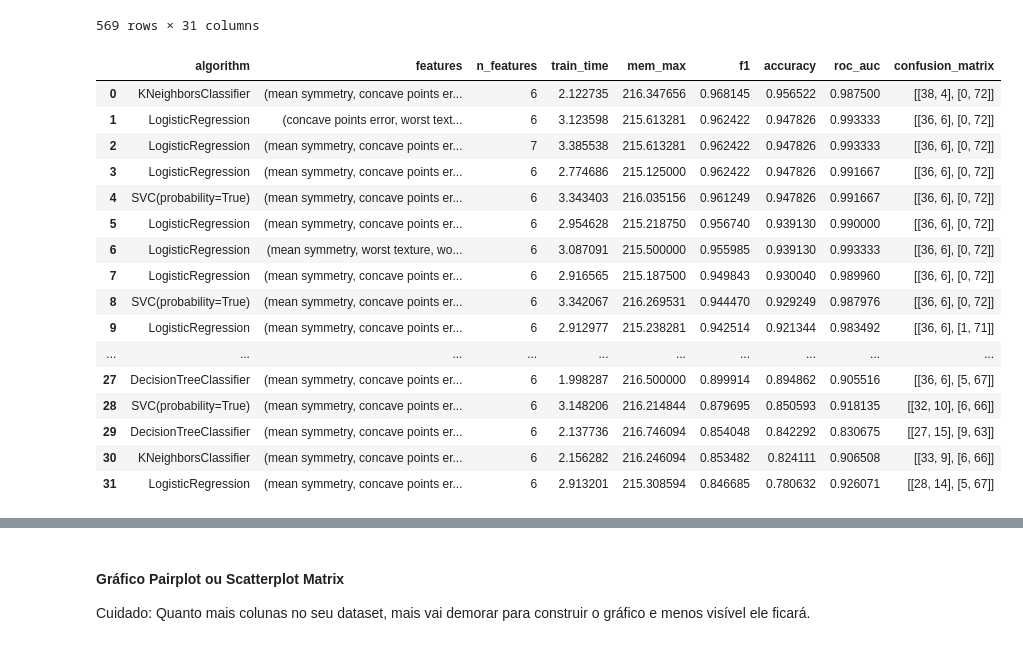
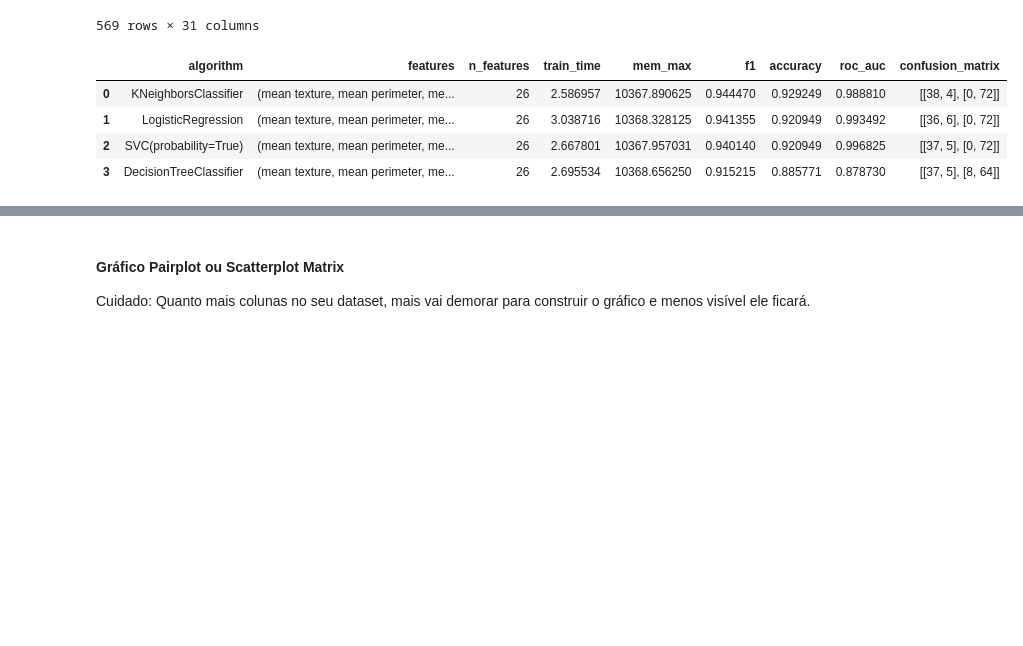
Before and after one commit to andersonmgomes/enap_bootcamp, a Jupyter notebook: 20211124-Pratica07/exercicio_breastcancer_knn_reglog_matriz.ipynb, the cells around one changed output, grey strips where cells are left out. Cells and saved outputs as stored; diff of their text form; code cells hidden in the pictures; blank space fills up the shorter version.

```diff
--- a/20211124-Pratica07/exercicio_breastcancer_knn_reglog_matriz.ipynb
+++ b/20211124-Pratica07/exercicio_breastcancer_knn_reglog_matriz.ipynb
@@ -69,25 +69,14 @@ df
 # %%
 from autoML import AutoML
 automl = AutoML(df)
+automl.setMinXYcorrRate(0.01)
 automl.getResults()
 # %% [output]
 |  | algorithm | features | n_features | train_time | mem_max | f1 | accuracy | roc_auc | confusion_matrix |
-| 0 | KNeighborsClassifier | (mean symmetry, concave points er... | 6 | 2.122735 | 216.347656 | 0.968145 | 0.956522 | 0.987500 | [[38, 4], [0, 72]] |
-| 1 | LogisticRegression | (concave points error, worst text... | 6 | 3.123598 | 215.613281 | 0.962422 | 0.947826 | 0.993333 | [[36, 6], [0, 72]] |
-| 2 | LogisticRegression | (mean symmetry, concave points er... | 7 | 3.385538 | 215.613281 | 0.962422 | 0.947826 | 0.993333 | [[36, 6], [0, 72]] |
-| 3 | LogisticRegression | (mean symmetry, concave points er... | 6 | 2.774686 | 215.125000 | 0.962422 | 0.947826 | 0.991667 | [[36, 6], [0, 72]] |
-| 4 | SVC(probability=True) | (mean symmetry, concave points er... | 6 | 3.343403 | 216.035156 | 0.961249 | 0.947826 | 0.991667 | [[36, 6], [0, 72]] |
-| 5 | LogisticRegression | (mean symmetry, concave points er... | 6 | 2.954628 | 215.218750 | 0.956740 | 0.939130 | 0.990000 | [[36, 6], [0, 72]] |
-| 6 | LogisticRegression | (mean symmetry, worst texture, wo... | 6 | 3.087091 | 215.500000 | 0.955985 | 0.939130 | 0.993333 | [[36, 6], [0, 72]] |
-| 7 | LogisticRegression | (mean symmetry, concave points er... | 6 | 2.916565 | 215.187500 | 0.949843 | 0.930040 | 0.989960 | [[36, 6], [0, 72]] |
-| 8 | SVC(probability=True) | (mean symmetry, concave points er... | 6 | 3.342067 | 216.269531 | 0.944470 | 0.929249 | 0.987976 | [[36, 6], [0, 72]] |
-| 9 | LogisticRegression | (mean symmetry, concave points er... | 6 | 2.912977 | 215.238281 | 0.942514 | 0.921344 | 0.983492 | [[36, 6], [1, 71]] |
-| ... | ... | ... | ... | ... | ... | ... | ... | ... | ... |
-| 27 | DecisionTreeClassifier | (mean symmetry, concave points er... | 6 | 1.998287 | 216.500000 | 0.899914 | 0.894862 | 0.905516 | [[36, 6], [5, 67]] |
-| 28 | SVC(probability=True) | (mean symmetry, concave points er... | 6 | 3.148206 | 216.214844 | 0.879695 | 0.850593 | 0.918135 | [[32, 10], [6, 66]] |
-| 29 | DecisionTreeClassifier | (mean symmetry, concave points er... | 6 | 2.137736 | 216.746094 | 0.854048 | 0.842292 | 0.830675 | [[27, 15], [9, 63]] |
-| 30 | KNeighborsClassifier | (mean symmetry, concave points er... | 6 | 2.156282 | 216.246094 | 0.853482 | 0.824111 | 0.906508 | [[33, 9], [6, 66]] |
-| 31 | LogisticRegression | (mean symmetry, concave points er... | 6 | 2.913201 | 215.308594 | 0.846685 | 0.780632 | 0.926071 | [[28, 14], [5, 67]] |
+| 0 | KNeighborsClassifier | (mean texture, mean perimeter, me... | 26 | 2.586957 | 10367.890625 | 0.944470 | 0.929249 | 0.988810 | [[38, 4], [0, 72]] |
+| 1 | LogisticRegression | (mean texture, mean perimeter, me... | 26 | 3.038716 | 10368.328125 | 0.941355 | 0.920949 | 0.993492 | [[36, 6], [0, 72]] |
+| 2 | SVC(probability=True) | (mean texture, mean perimeter, me... | 26 | 2.667801 | 10367.957031 | 0.940140 | 0.920949 | 0.996825 | [[37, 5], [0, 72]] |
+| 3 | DecisionTreeClassifier | (mean texture, mean perimeter, me... | 26 | 2.695534 | 10368.656250 | 0.915215 | 0.885771 | 0.878730 | [[37, 5], [8, 64]] |
 # %%
 automl.getBestConfusionMatrix()
 # %% [output]
```
Also changed, not shown: parts of 1 cell of this notebook, 6 other files.
